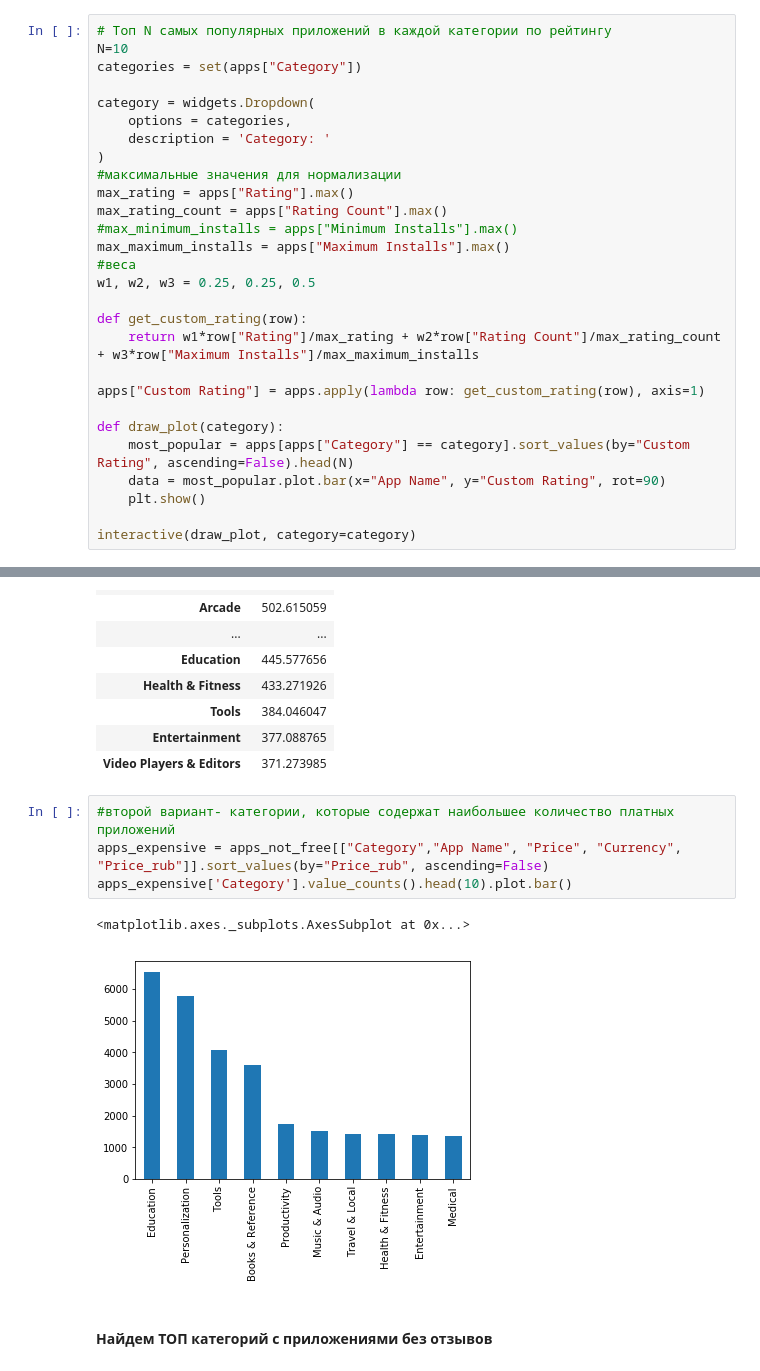
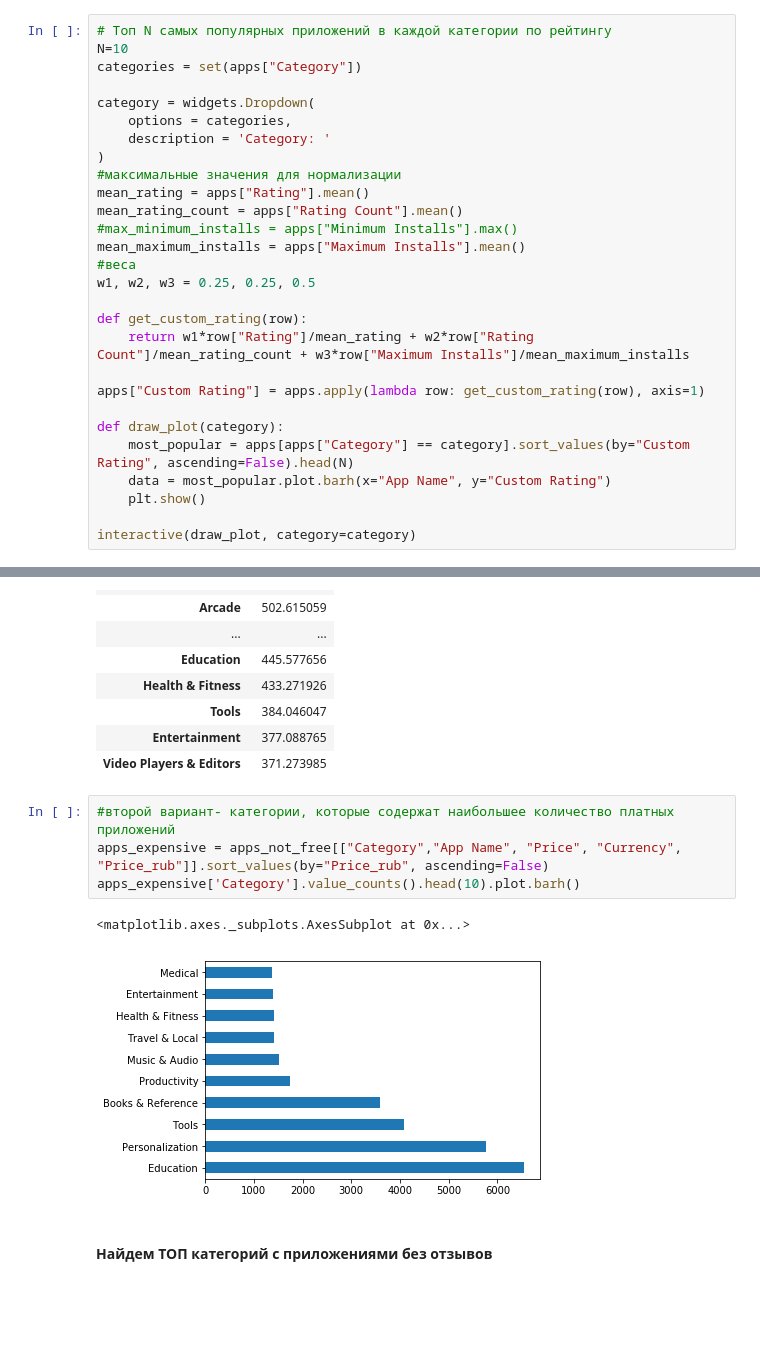
Before and after one commit to netyaga-swetlana/DA_school_Swetanet, a Jupyter notebook: GooglePlay_NetyagaS.ipynb, the cells around one changed output, grey strips where cells are left out. Drawn from its saved outputs; the diff is of its cells as text; blank space fills up the shorter version.

```diff
--- a/GooglePlay_NetyagaS.ipynb
+++ b/GooglePlay_NetyagaS.ipynb
@@ -239,21 +239,21 @@ category = widgets.Dropdown(
     description = 'Category: '
 )
 #максимальные значения для нормализации
-max_rating = apps["Rating"].max()
-max_rating_count = apps["Rating Count"].max()
+mean_rating = apps["Rating"].mean()
+mean_rating_count = apps["Rating Count"].mean()
 #max_minimum_installs = apps["Minimum Installs"].max()
-max_maximum_installs = apps["Maximum Installs"].max()
+mean_maximum_installs = apps["Maximum Installs"].mean()
 #веса
 w1, w2, w3 = 0.25, 0.25, 0.5
 
 def get_custom_rating(row):
-    return w1*row["Rating"]/max_rating + w2*row["Rating Count"]/max_rating_count + w3*row["Maximum Installs"]/max_maximum_installs
+    return w1*row["Rating"]/mean_rating + w2*row["Rating Count"]/mean_rating_count + w3*row["Maximum Installs"]/mean_maximum_installs
 
 apps["Custom Rating"] = apps.apply(lambda row: get_custom_rating(row), axis=1)
 
 def draw_plot(category):
     most_popular = apps[apps["Category"] == category].sort_values(by="Custom Rating", ascending=False).head(N)
-    data = most_popular.plot.bar(x="App Name", y="Custom Rating", rot=90)
+    data = most_popular.plot.barh(x="App Name", y="Custom Rating")
     plt.show()
 
 interactive(draw_plot, category=category)
@@ -389,10 +400,10 @@ apps_not_free.groupby(['Category']).Price_rub.agg(['mean']).sort_values(by="mean
 # %%
 #второй вариант- категории, которые содержат наибольшее количество платных приложений
 apps_expensive = apps_not_free[["Category","App Name", "Price", "Currency", "Price_rub"]].sort_values(by="Price_rub", ascending=False)
-apps_expensive['Category'].value_counts().head(10).plot.bar()
+apps_expensive['Category'].value_counts().head(10).plot.barh()
 # %% [output]
 <matplotlib.axes._subplots.AxesSubplot at 0x...>
-[figure, old version]
+[figure, new version]
 # %% [markdown]
 #### Найдем ТОП   категорий с приложениями  без отзывов
 # %%
```
Also changed, not shown: parts of 9 cells of this notebook.
